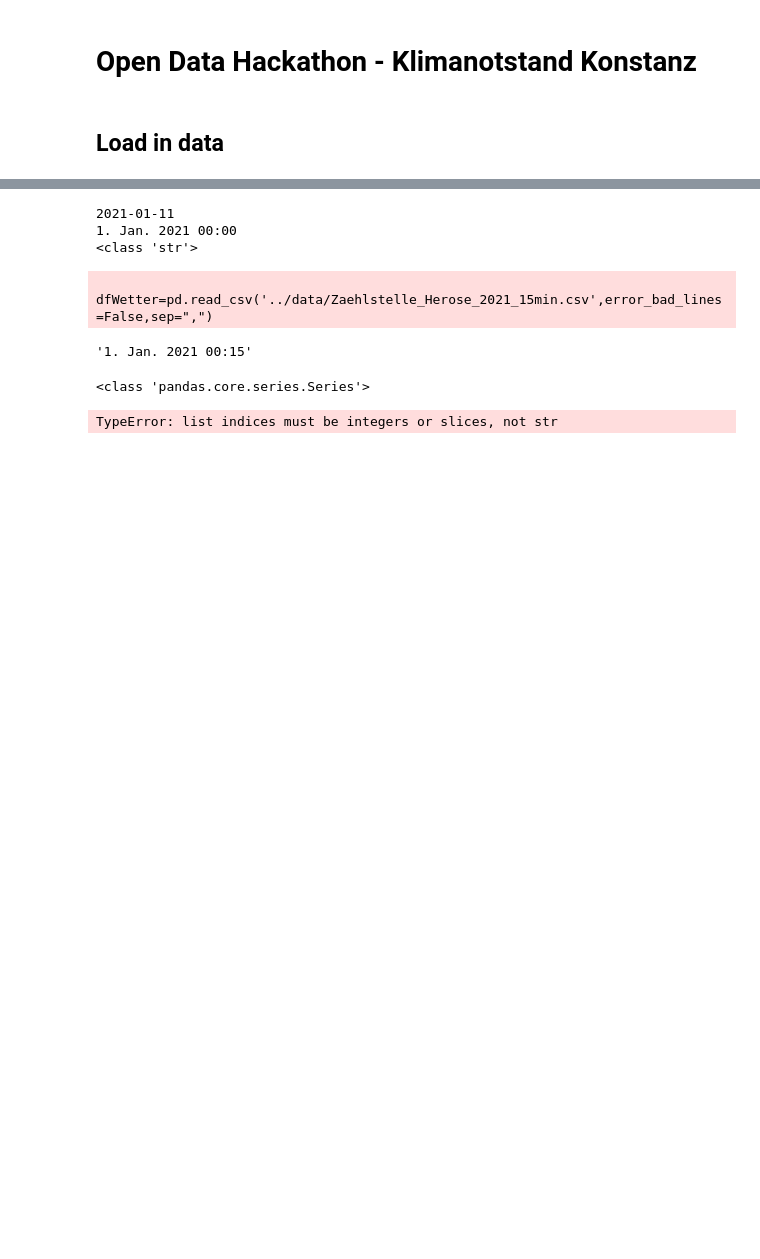
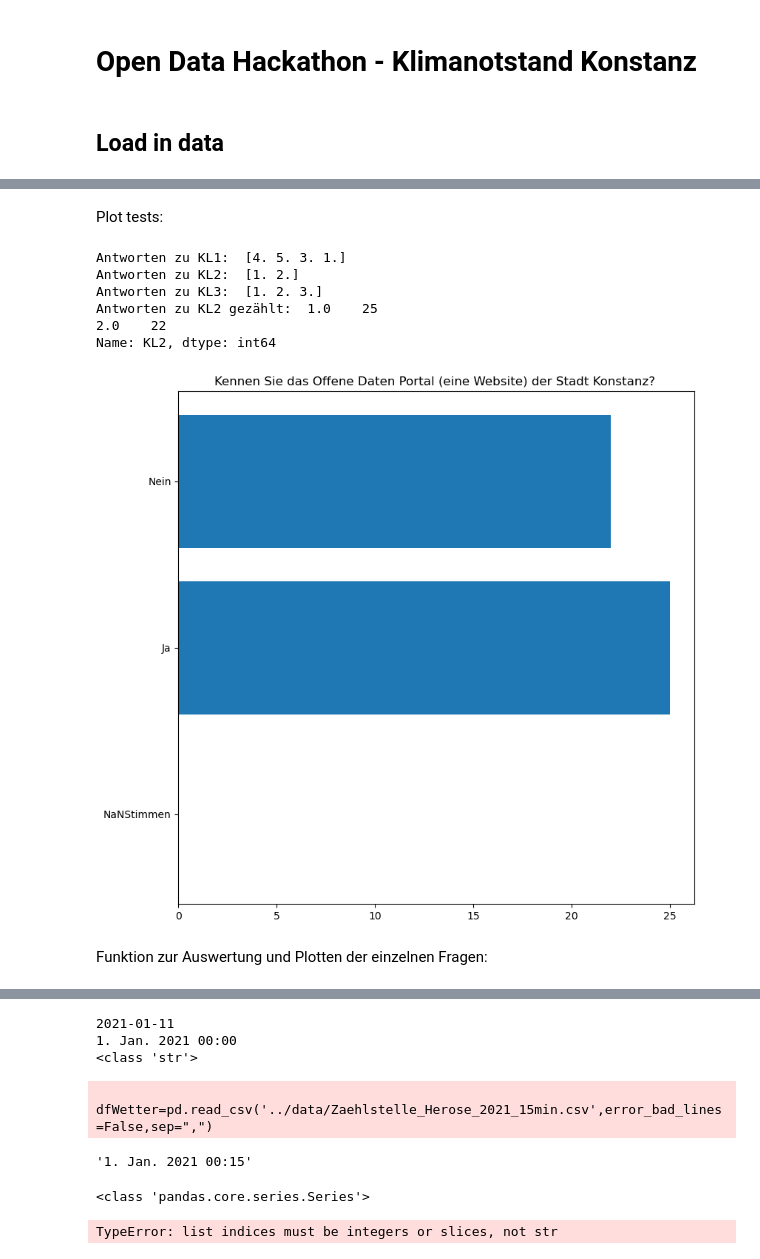
Before and after one commit to Open-Data-Hackathon-Konstanz/Klimanotstand, a Jupyter notebook: python_klimanotstand/main.ipynb, the cells around one changed output, grey strips where cells are left out. Saved outputs shown, nothing was run; the diff lists cells and outputs as text; code cells hidden in the pictures; blank space fills up the shorter version.

```diff
--- a/python_klimanotstand/main.ipynb
+++ b/python_klimanotstand/main.ipynb
@@ -196,0 +33,6 @@ Name: DB8, dtype: int64
+# %%
+dfUmfrage=pd.read_csv('../data/Open Data_Ergebnisse_Klimaschutzdaten_fuer_Konstanz.csv',sep=";")
+
+print("spalten: ",dfUmfrage.columns)
+print("spalten anzahl: ",len(dfUmfrage.columns))
+dfUmfrage
@@ -196,0 +65,5 @@ Name: DB8, dtype: int64
+# %%
+#dropping row 47 and 48 because there are only nan values and irrelevant
+dfUmfrage=dfUmfrage[:-2].fillna(0)
+
+dfUmfrage
@@ -196,0 +89,36 @@ Name: DB8, dtype: int64
+# %% [markdown]
+Plot tests:
+# %%
+print("Antworten zu KL1: ",dfUmfrage.KL1.unique())
+print("Antworten zu KL2: ",dfUmfrage.KL2.unique())
+print("Antworten zu KL3: ",dfUmfrage.KL3.unique())
+
+print("Antworten zu KL2 gezählt: ",dfUmfrage.KL2.value_counts())
+
+
+antwortenGezählt=[0,dfUmfrage.KL2.value_counts()[1],dfUmfrage.KL2.value_counts()[2]]
+antwortMöglichkeiten = ("NaNStimmen","Ja","Nein")
+
+
+fig, ax = plt.subplots()
+
+# Fig size
+fig.set_size_inches(9,9)
+
+plotTitel='Kennen Sie das Offene Daten Portal (eine Website) der Stadt Konstanz? '
+
+ax.set_title(plotTitel)
+ax.barh(y=antwortMöglichkeiten, width=antwortenGezählt)
+
+# Show graphic
+plt.show()
+# %% [output]
+Antworten zu KL1:  [4. 5. 3. 1.]
+Antworten zu KL2:  [1. 2.]
+Antworten zu KL3:  [1. 2. 3.]
+Antworten zu KL2 gezählt:  1.0    25
+2.0    22
+Name: KL2, dtype: int64
+[figure, added]
+# %% [markdown]
+Funktion zur Auswertung und Plotten der einzelnen Fragen:
```
Also changed, not shown: parts of 17 cells of this notebook, 20 other files.
